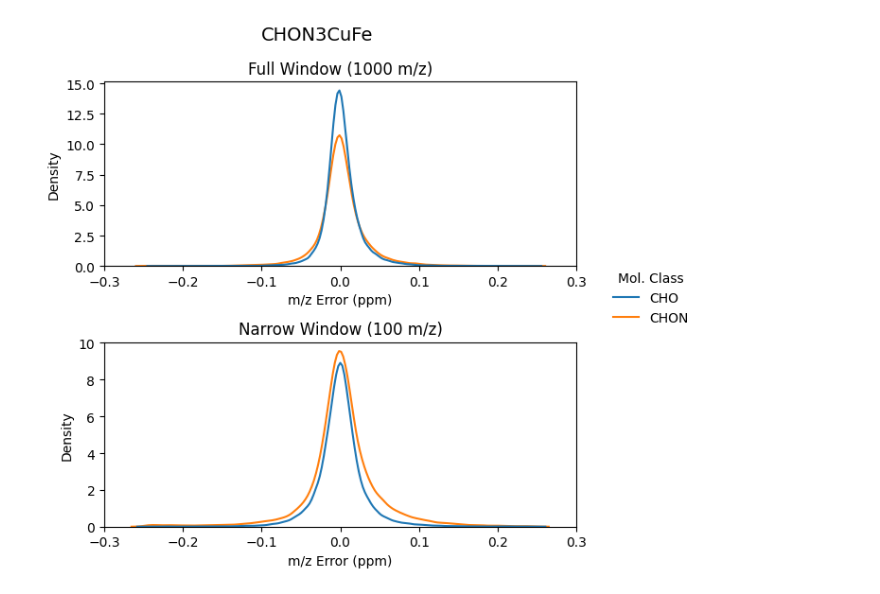
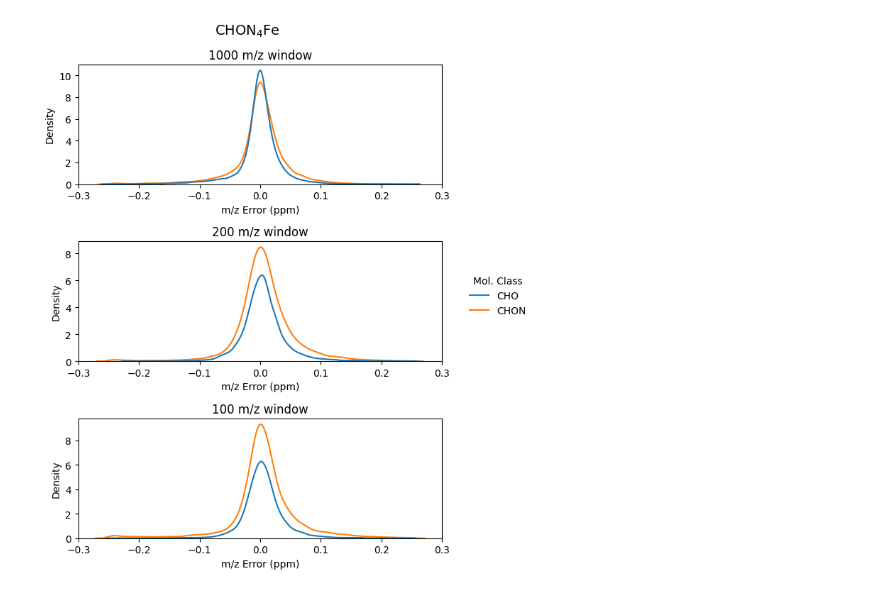
Before and after one commit to rboiteau/CoreMS, a Jupyter notebook: LC-21T-pos.ipynb, the cells around one changed output. Saved outputs shown, nothing was run; the diff lists cells and outputs as text; code cells hidden in the pictures.

```diff
--- a/LC-21T-pos.ipynb
+++ b/LC-21T-pos.ipynb
@@ -44,11 +44,11 @@ importlib.reload(icrms)
 importlib.reload(lcmsfns)
 
 
-dir='/Volumes/Samsung_T5/NHMFL/2023_January_Christian/mzwindow/Zorbax_5um_inject_1500ms'
+dir='/Volumes/Samsung_T5/NHMFL/clustering/pos/spring'
 flist=os.listdir(dir)
 os.chdir(dir)
 
-fname = 'all_CHONCuFe.csv'
+fname = 'spring_CHONFe.csv'
 # %%
 # get files & parsers
 
@@ -197,32 +343,44 @@ mzfull = pd.concat(listfullzmz)
 # %%
 # plot assignment error kernel density CHON
 
-ttt = 'CHON3CuFe'  ## title for main plot
+ttt = 'CHON$_4$Fe'  ## title for main plot
 
 dffull = mzfull[(mzfull['mol_class']=='CHO') | (mzfull['mol_class']=='CHON')]
-fig, (ax1, ax2) = plt.subplots(2, 1, figsize = (6,6))
+df200 = mz200[(mz200['mol_class']=='CHO') | (mz200['mol_class']=='CHON')]
+df100 = mz100[(mz100['mol_class']=='CHO') | (mz100['mol_class']=='CHON')]
+
+
+fig, (ax1, ax2,ax3) = plt.subplots(3, 1, figsize = (6,8))
+
+
 sns.kdeplot(data=dffull[dffull['mol_class']!='Unassigned'], x="m/z Error (ppm)", hue="mol_class", ax = ax1)
 ax1.set_xlim(-0.3,0.3)
-ax1.set_title( 'Full Window (1000 m/z)')
+ax1.set_title( '1000 m/z window')
 legend = ax1.get_legend()
 handles = legend.legendHandles
 labels = dffull[dffull['mol_class']!='Unassigned']['mol_class'].unique()
 legend.remove()
 
-df100 = mz100[(mz100['mol_class']=='CHO') | (mz100['mol_class']=='CHON')]
-sns.kdeplot(data=df100[df100['mol_class']!='Unassigned'], x="m/z Error (ppm)", hue="mol_class", ax = ax2, legend = False)
-ax2.set_title( 'Narrow Window (100 m/z)')
+
+sns.kdeplot(data=df200[df200['mol_class']!='Unassigned'], x="m/z Error (ppm)", hue="mol_class", ax = ax2, legend = False)
+ax2.set_title( '200 m/z window')
 ax2.set_xlim(-0.3,0.3)
+
+
+sns.kdeplot(data=df100[df100['mol_class']!='Unassigned'], x="m/z Error (ppm)", hue="mol_class", ax = ax3, legend = False)
+ax3.set_title( '100 m/z window')
+ax3.set_xlim(-0.3,0.3)
+
 
 
 fig.suptitle(ttt, fontsize=14)
 fig.legend(handles, labels, title='Mol. Class', frameon = False, bbox_to_anchor=(1.0,0.5), loc = 'center left')
 
 plt.tight_layout()
 
 plt.show()
 # %% [output]
-[figure, old version]
+[figure, new version]
 # %%
 # plot assignment error kernel density CHON
 import itertools
```
Also changed, not shown: parts of 29 cells of this notebook, 4 other files.
